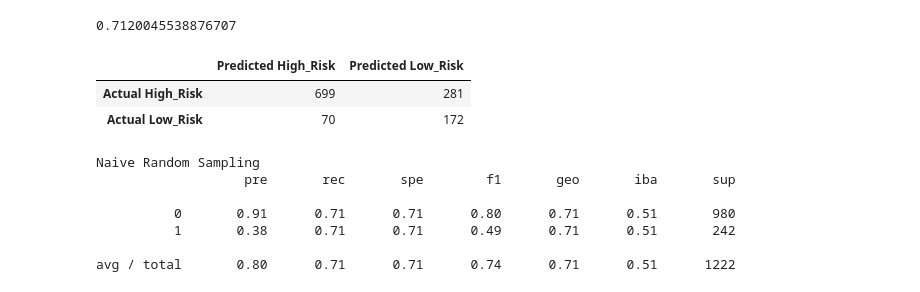
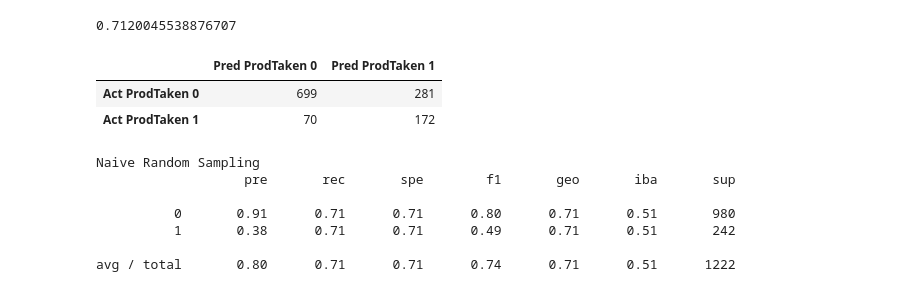
Before and after one commit to Cthompsonlbi/Team_Red, a Jupyter notebook: Notebooks/Insight_resampling.ipynb, the cells around one changed output. Cells and saved outputs as stored; diff of their text form; code cells hidden in the pictures.

```diff
--- a/Notebooks/Insight_resampling.ipynb
+++ b/Notebooks/Insight_resampling.ipynb
@@ -272,14 +264,14 @@ balanced_accuracy_score(y_test, y_pred)
 # %%
 # Display the confusion matrix
 cm = confusion_matrix(y_test, y_pred, labels=model.classes_)
 cm_df = pd.DataFrame(
-    cm, index=["Actual High_Risk", "Actual Low_Risk"], columns=["Predicted High_Risk", "Predicted Low_Risk"])
+    cm, index=["Act ProdTaken 0", "Act ProdTaken 1"], columns=["Pred ProdTaken 0", "Pred ProdTaken 1"])
 
 cm_df
 # %% [output]
-|  | Predicted High_Risk | Predicted Low_Risk |
-| Actual High_Risk | 699 | 281 |
-| Actual Low_Risk | 70 | 172 |
+|  | Pred ProdTaken 0 | Pred ProdTaken 1 |
+| Act ProdTaken 0 | 699 | 281 |
+| Act ProdTaken 1 | 70 | 172 |
 # %%
 # Print the imbalanced classification report
 print("Naive Random Sampling")
```
Also changed, not shown: parts of 18 cells of this notebook, 1 other file.
